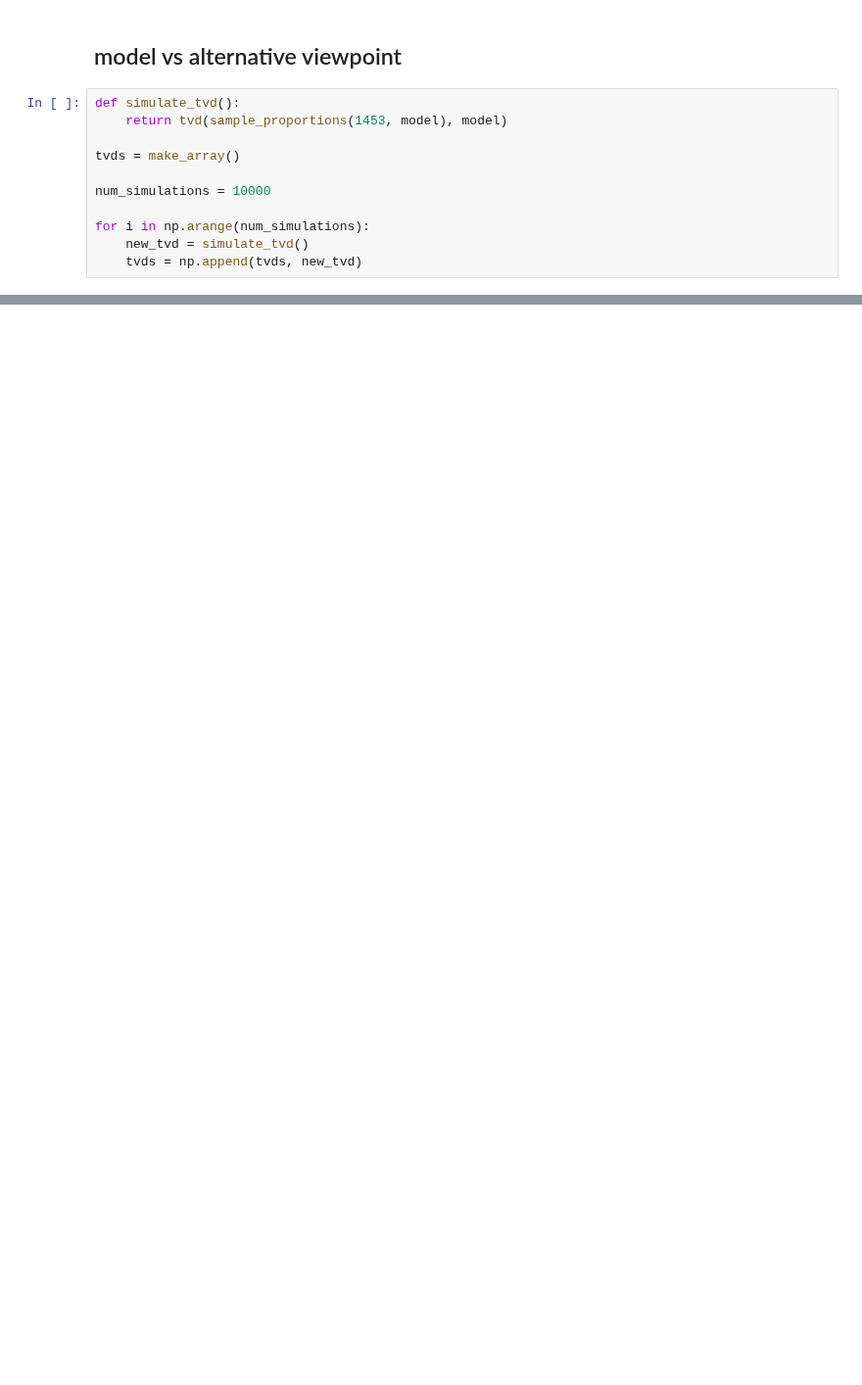
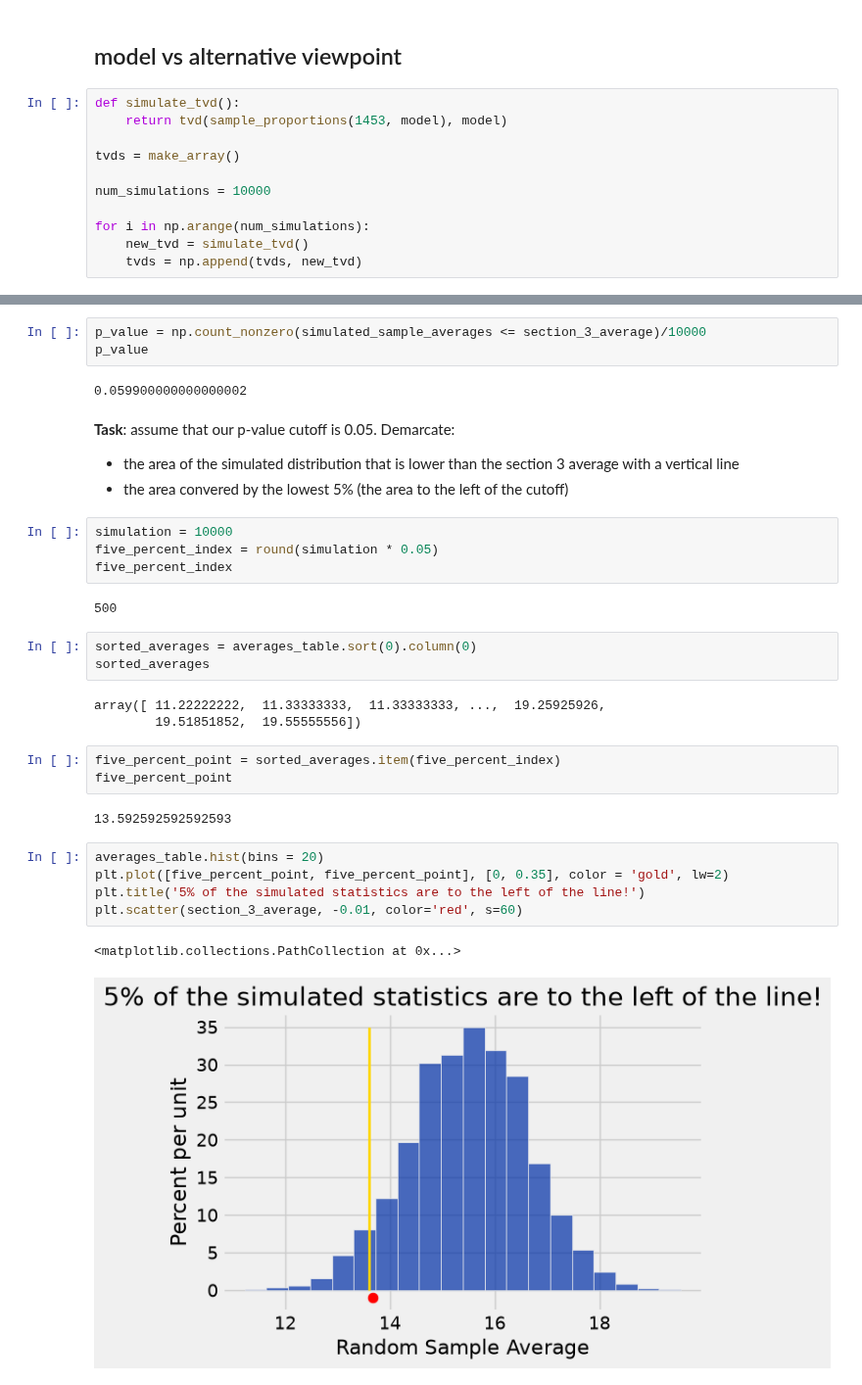
Before and after one commit to nwinbourn/DAT1001-NWinbourn, a Jupyter notebook: work/Hypothesis_Testing.ipynb, the cells around one changed output, grey strips where cells are left out. Shown at 98% size. Drawn from its saved outputs; the diff is of its cells as text; blank space fills up the shorter version.

Commit message:
numerical data, null hypothesis testing and p-values

```diff
--- a/work/Hypothesis_Testing.ipynb
+++ b/work/Hypothesis_Testing.ipynb
@@ -108,0 +225,34 @@ plt.scatter(obsvd_tvd, 0, color = 'red', s = 30)
+# %%
+p_value = np.count_nonzero(simulated_sample_averages <= section_3_average)/10000
+p_value
+# %% [output]
+0.059900000000000002
+# %% [markdown]
+**Task**: assume that our p-value cutoff is 0.05. Demarcate:
+- the area of the simulated distribution that is lower than the section 3 average with a vertical line
+- the area convered by the lowest 5% (the area to the left of the cutoff)
+# %%
+simulation = 10000
+five_percent_index = round(simulation * 0.05)
+five_percent_index
+# %% [output]
+500
+# %%
+sorted_averages = averages_table.sort(0).column(0)
+sorted_averages
+# %% [output]
+array([ 11.22222222,  11.33333333,  11.33333333, ...,  19.25925926,
+        19.51851852,  19.55555556])
+# %%
+five_percent_point = sorted_averages.item(five_percent_index)
+five_percent_point
+# %% [output]
+13.592592592592593
+# %%
+averages_table.hist(bins = 20)
+plt.plot([five_percent_point, five_percent_point], [0, 0.35], color = 'gold', lw=2)
+plt.title('5% of the simulated statistics are to the left of the line!')
+plt.scatter(section_3_average, -0.01, color='red', s=60)
+# %% [output]
+<matplotlib.collections.PathCollection at 0x...>
+[figure, added]
```
Also changed, not shown: parts of 22 cells of this notebook, 2 other files.
